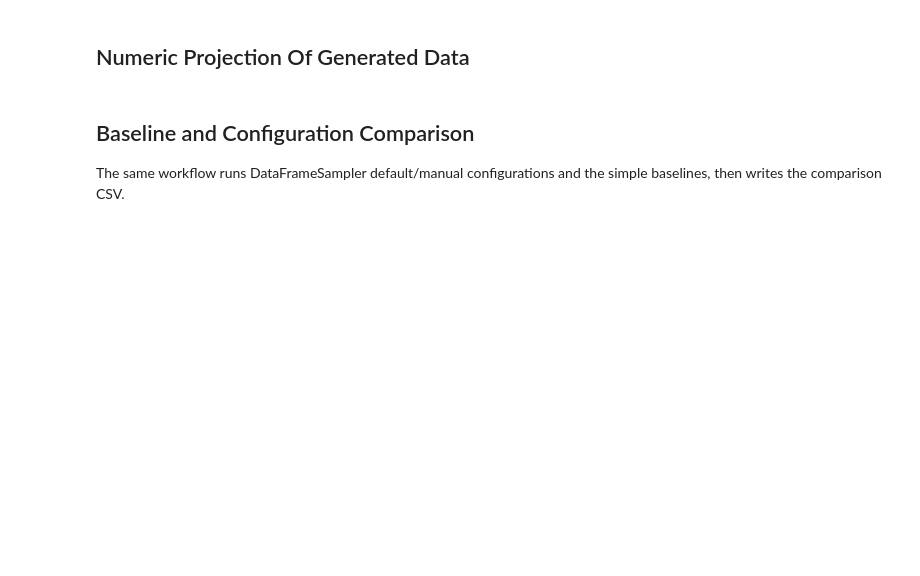
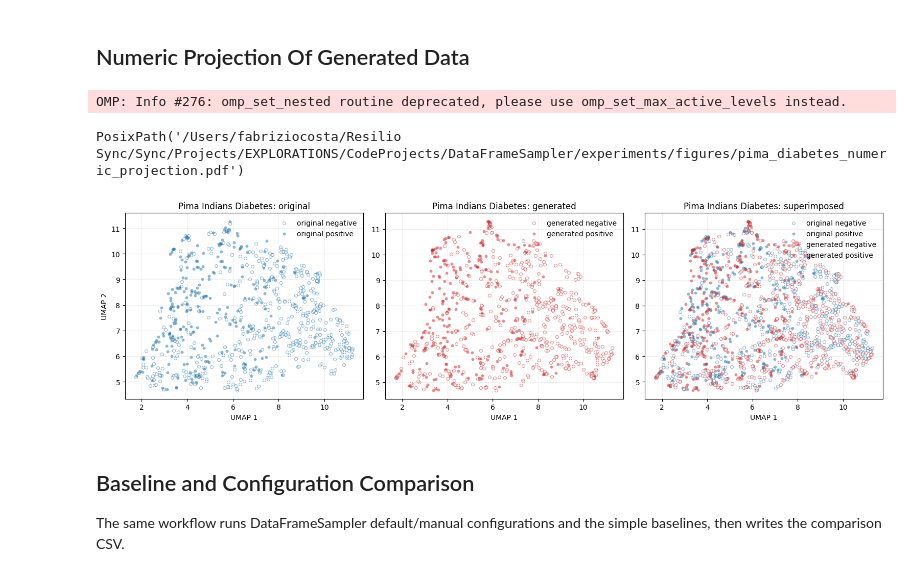
Before and after one commit to Xfcosta/DataFrameSampler, a Jupyter notebook: experiments/notebooks/pima_diabetes.ipynb, the cells around one changed output. Saved outputs shown, nothing was run; the diff lists cells and outputs as text; code cells hidden in the pictures; blank space fills up the shorter version.

```diff
--- a/experiments/notebooks/pima_diabetes.ipynb
+++ b/experiments/notebooks/pima_diabetes.ipynb
@@ -104,18 +185,19 @@ result.starter_run.similarity_report
 # %% [markdown]
 ## Numeric Projection Of Generated Data
 # %%
-projection_path = ROOT / "experiments" / "figures" / f"{CONFIG.dataset_name}_numeric_projection.pdf"
 _ = plot_numeric_projection_triptych(
     result.starter_run.sampler,
     result.working_dataframe,
     result.starter_run.generated,
     target_column=CONFIG.target_column,
     title=CONFIG.title,
     reducer="umap",
     random_state=CONFIG.random_state,
-    output_path=projection_path,
 )
-projection_path
+# %% [output]
+OMP: Info #276: omp_set_nested routine deprecated, please use omp_set_max_active_levels instead.
+PosixPath('/Users/fabriziocosta/Resilio Sync/Sync/Projects/EXPLORATIONS/CodeProjects/DataFrameSampler/experiments/figures/pima_diabetes_numeric_projection.pdf')
+[figure, added]
 # %% [markdown]
 ## Baseline and Configuration Comparison
 
```
Also changed, not shown: parts of 16 cells of this notebook, 37 other files.
